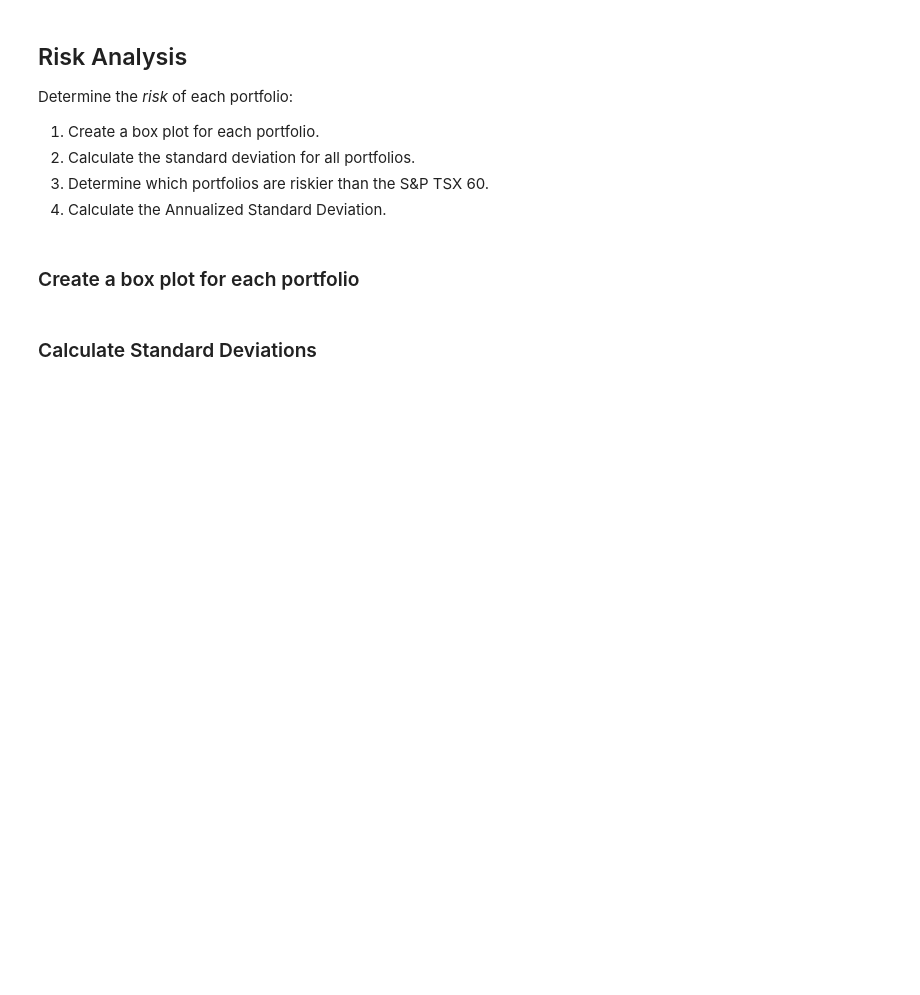
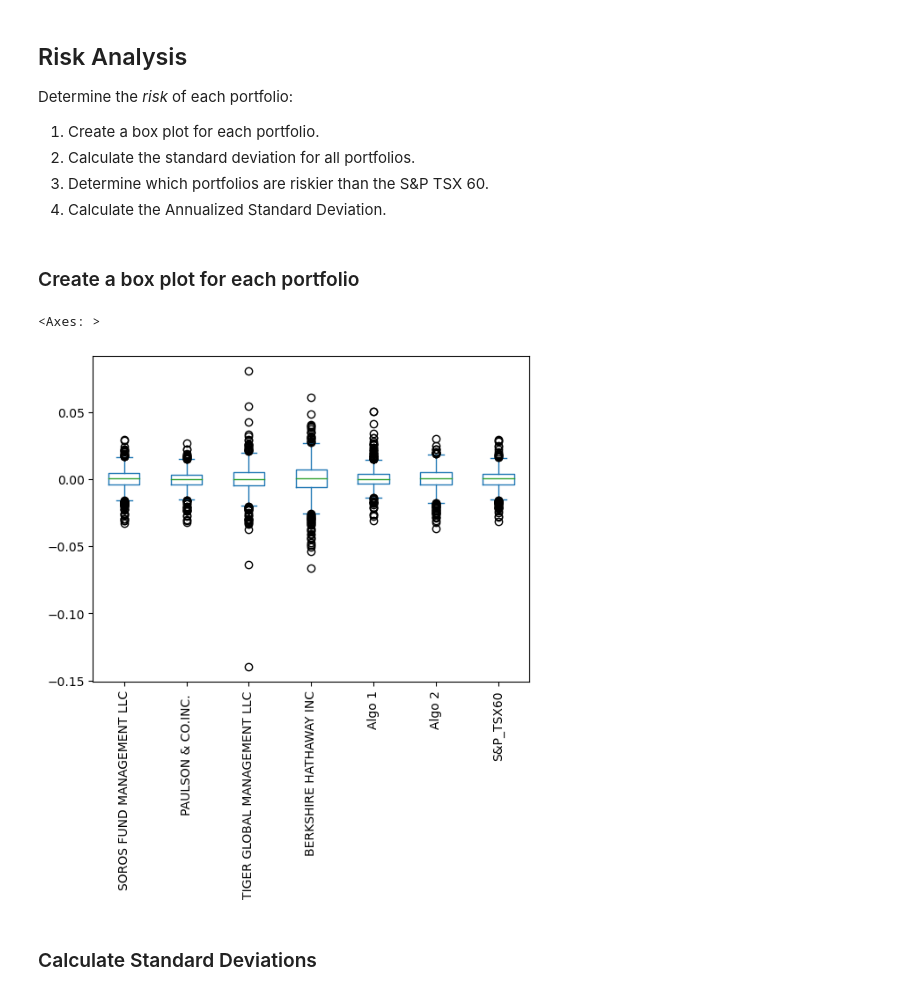
Before and after one commit to KPI68/homework-pandas, a Jupyter notebook: whale_analysis.ipynb, the cells around one changed output. Drawn from its saved outputs; the diff is of its cells as text; code cells hidden in the pictures; blank space fills up the shorter version.

```diff
--- a/whale_analysis.ipynb
+++ b/whale_analysis.ipynb
@@ -96,6 +216,10 @@ Determine the _risk_ of each portfolio:
 ### Create a box plot for each portfolio
 # %%
 # Box plot to visually show risk
+portfolio_df.plot.box(rot=90)
+# %% [output]
+<Axes: >
+[figure, added]
 # %% [markdown]
 ### Calculate Standard Deviations
 # %%
```
Also changed, not shown: parts of 50 cells of this notebook, 1 other file.
